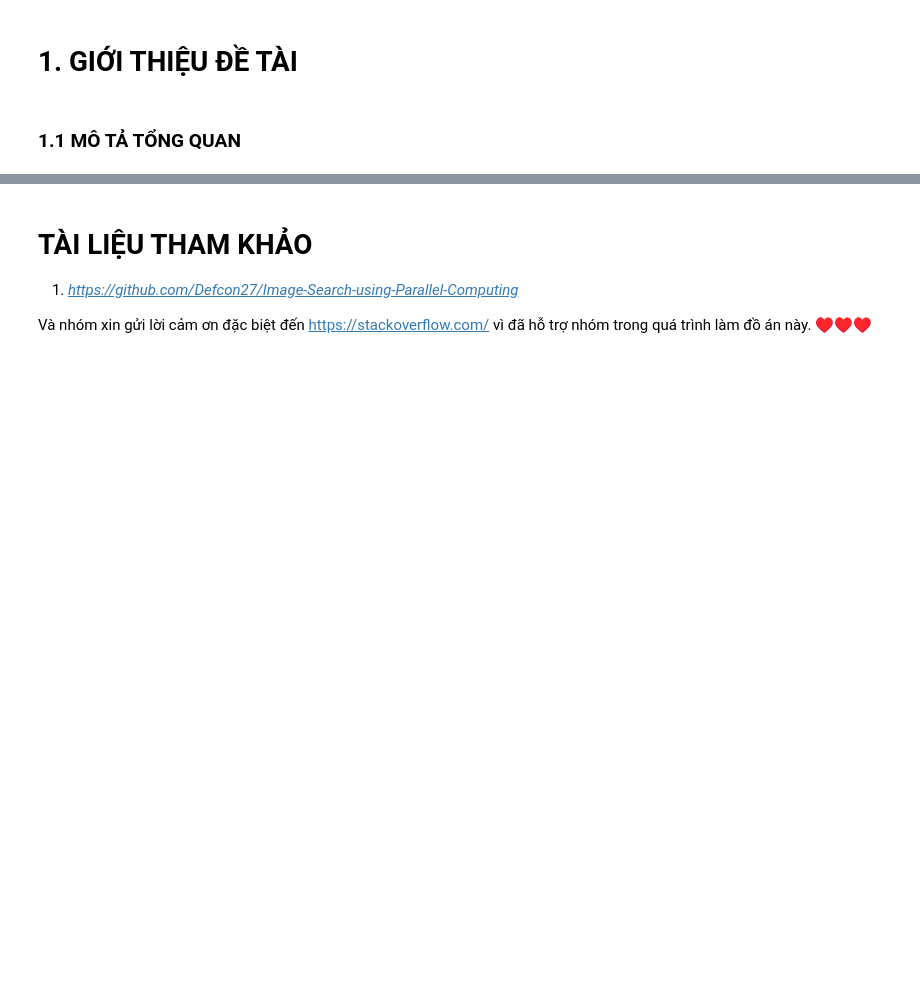
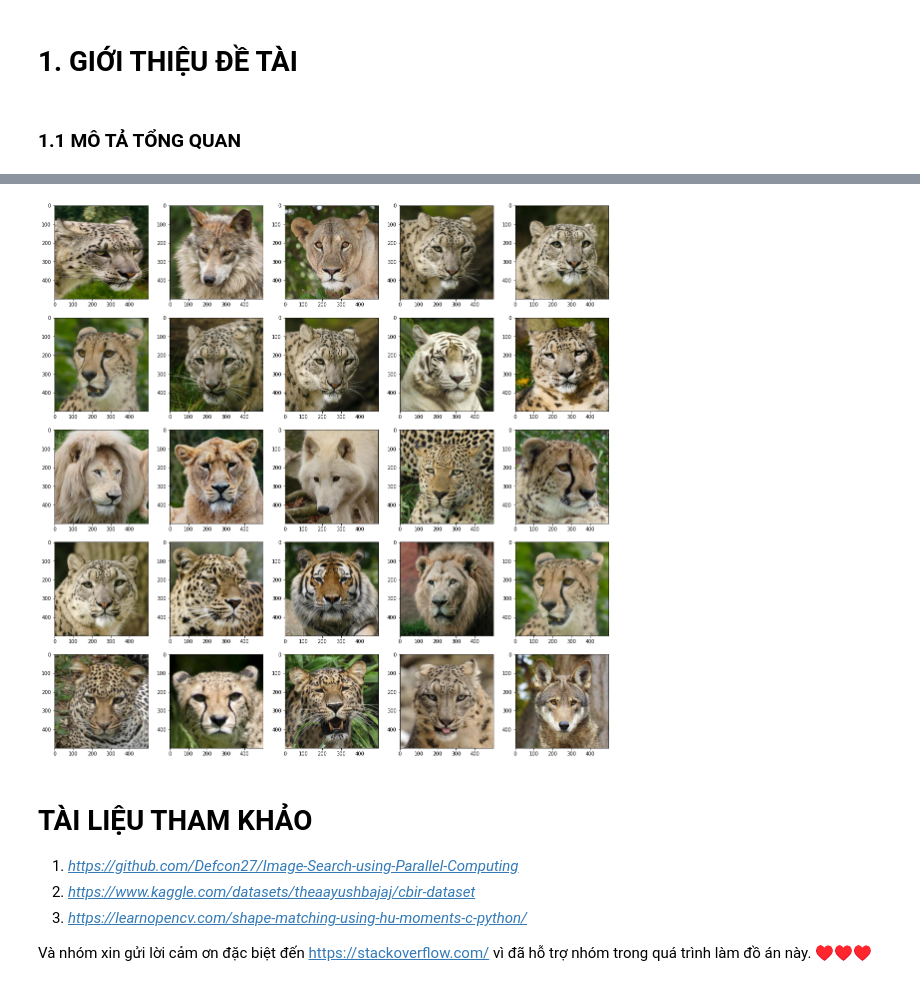
Before and after one commit to pdthuc/Applied-Parallel-Programming, a Jupyter notebook: Group04_AppliedParallelProgramming.ipynb, the cells around one changed output, grey strips where cells are left out. Saved outputs shown, nothing was run; the diff lists cells and outputs as text; code cells hidden in the pictures; blank space fills up the shorter version.

Commit message:
Update serial

```diff
--- a/Group04_AppliedParallelProgramming.ipynb
+++ b/Group04_AppliedParallelProgramming.ipynb
@@ -55,0 +278,8 @@ Với sự trợ giúp của song song, quá trình nặng nhọc này có thể
+# %%
+from ImageSearch_Serial import ImageSearch
+
+start = time.perf_counter()
+search_results = ImageSearch("1.jpg")
+end = time.perf_counter()
+print(f"Sequential Time : {end-start}")
+seq_time = end-start
@@ -56,6 +312,29 @@ Với sự trợ giúp của song song, quá trình nặng nhọc này có thể
+# %%
+def getImg(img):
+    image_db_path = "Image_Database/"
+    image = cv2.imread(image_db_path+img)
+    image = cv2.resize(image, (500,500))
+    image = cv2.cvtColor(image, cv2.COLOR_BGR2RGB)
+    return image
+
+plt.figure(figsize=(20,20))
+
+for i in range(25):
+    plt.subplot(5,5,i+1)
+    plt.imshow(getImg(search_results[i][0]))
+
+plt.show()
+# %% [output]
+[figure, added]
 # %% [markdown]
 # TÀI LIỆU THAM KHẢO
 
 1.   *https://github.com/Defcon27/Image-Search-using-Parallel-Computing*
+2.   *https://www.kaggle.com/datasets/theaayushbajaj/cbir-dataset*
+3.   *https://learnopencv.com/shape-matching-using-hu-moments-c-python/*
+
+
+
+
 
 Và nhóm xin gửi lời cảm ơn đặc biệt đến https://stackoverflow.com/ vì đã hỗ trợ nhóm trong quá trình làm đồ án này. ♥♥♥
```
Also changed, not shown: parts of 37 cells of this notebook.
